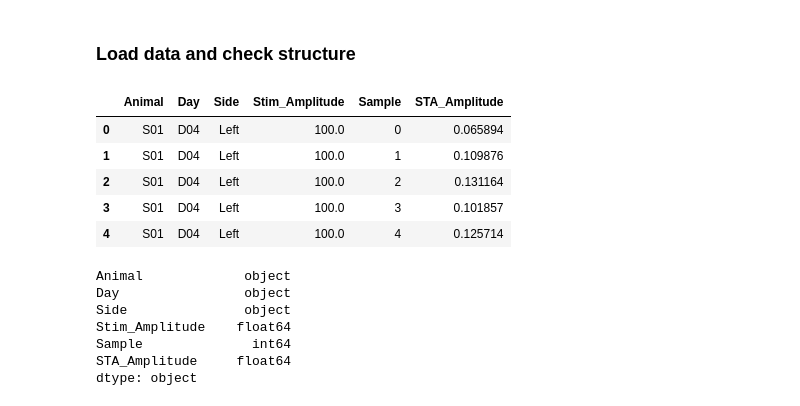
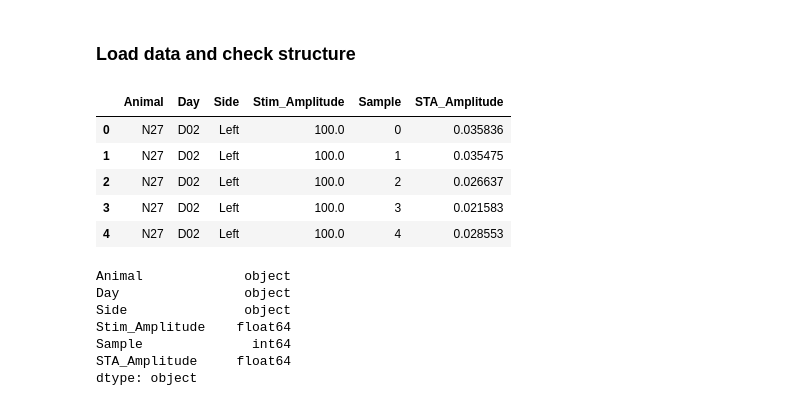
Before and after one commit to IanGMalone/Evoked_Potential_Analysis, a Jupyter notebook: Motor Evoked Potential Analyses.ipynb, the cells around one changed output. Cells and saved outputs as stored; diff of their text form; code cells hidden in the pictures.

```diff
--- a/Motor Evoked Potential Analyses.ipynb
+++ b/Motor Evoked Potential Analyses.ipynb
@@ -6,18 +6,18 @@
 # %%
 import pandas as pd
 
-project = 'SPARC'
+project = 'NEIL'
 
-path = 'D:\\Data\\df_%s_2020_12_01.csv' % project
+path = 'D:\Data\df_STA_%s_2020_12_07.csv' % project
 df_sta = pd.read_csv(path)
 df_sta.head()
 # %% [output]
 |  | Animal | Day | Side | Stim_Amplitude | Sample | STA_Amplitude |
-| 0 | S01 | D04 | Left | 100.0 | 0 | 0.065894 |
-| 1 | S01 | D04 | Left | 100.0 | 1 | 0.109876 |
-| 2 | S01 | D04 | Left | 100.0 | 2 | 0.131164 |
-| 3 | S01 | D04 | Left | 100.0 | 3 | 0.101857 |
-| 4 | S01 | D04 | Left | 100.0 | 4 | 0.125714 |
+| 0 | N27 | D02 | Left | 100.0 | 0 | 0.035836 |
+| 1 | N27 | D02 | Left | 100.0 | 1 | 0.035475 |
+| 2 | N27 | D02 | Left | 100.0 | 2 | 0.026637 |
+| 3 | N27 | D02 | Left | 100.0 | 3 | 0.021583 |
+| 4 | N27 | D02 | Left | 100.0 | 4 | 0.028553 |
 # %%
 df_sta.dtypes
 # %% [output]
```
Also changed, not shown: parts of 12 cells of this notebook, 1 other file.
